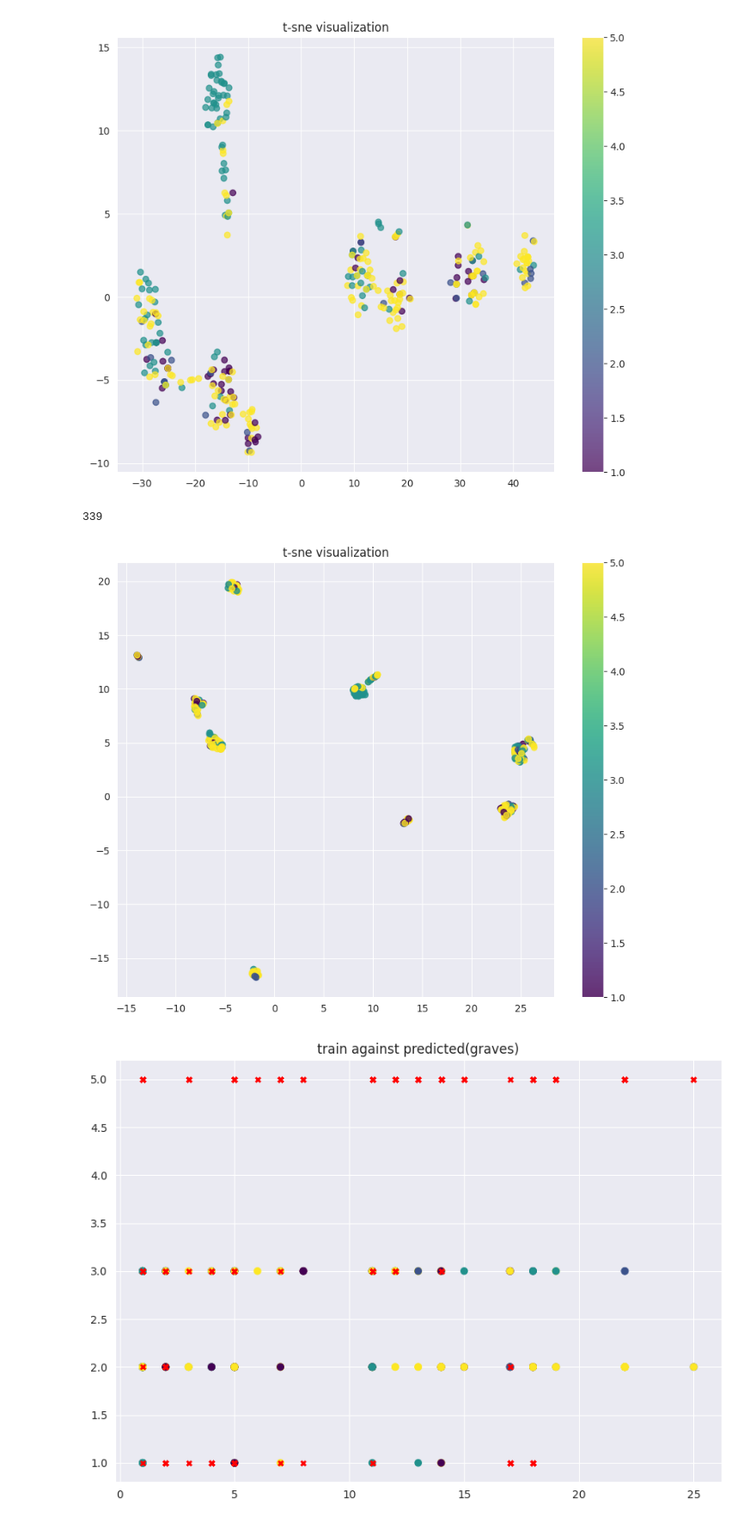
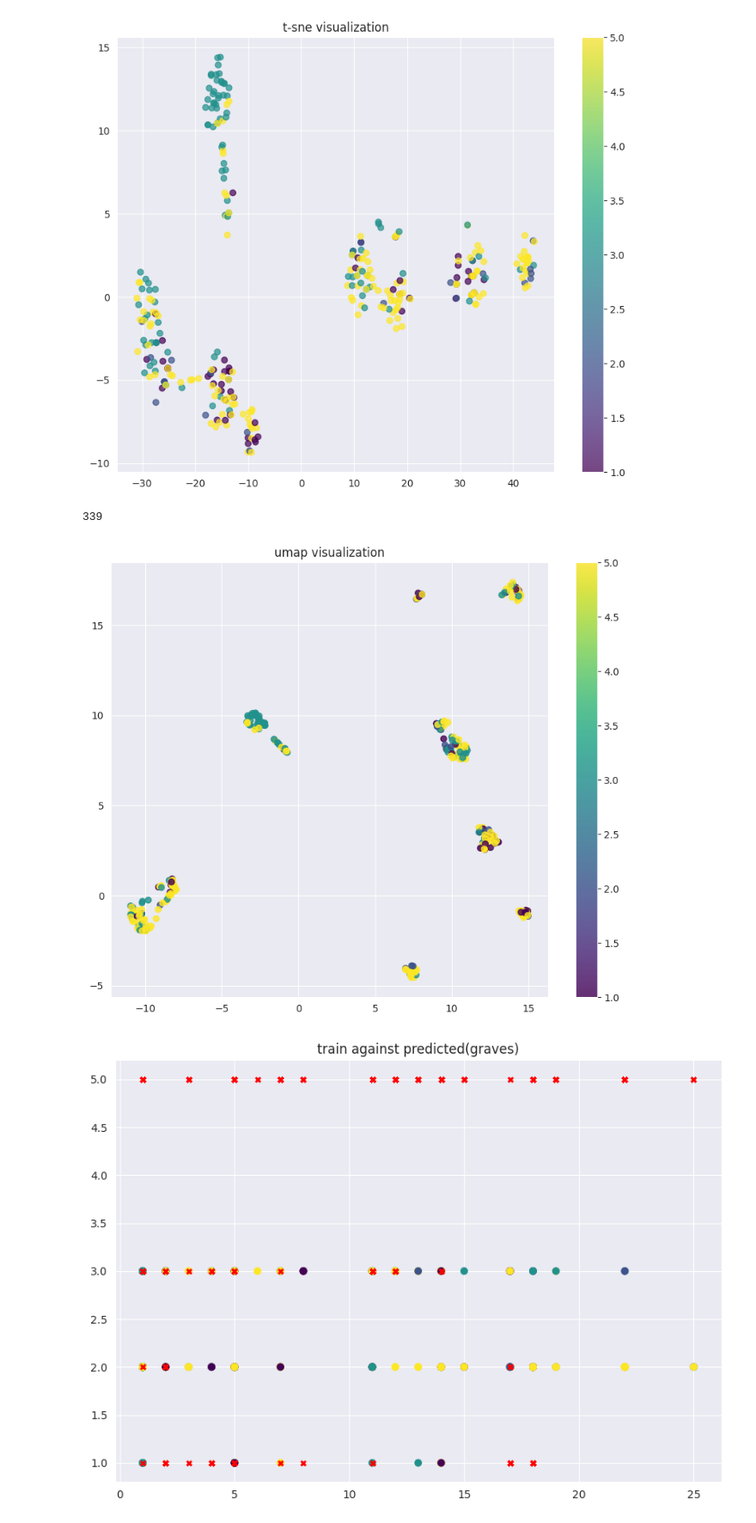
Before and after one commit to nselyavin/isit, a Jupyter notebook: pract_5-6/pract_5-6_B.ipynb, the cells around one changed output. Shown: that part at 86% size. Drawn from its saved outputs; the diff is of its cells as text; code cells hidden in the pictures.

```diff
--- a/pract_5-6/pract_5-6_B.ipynb
+++ b/pract_5-6/pract_5-6_B.ipynb
@@ -142,20 +142,20 @@ plt.show()
 # %%
 import umap
 
 
 umap = umap.UMAP(n_components=2)
 X_umap = umap.fit_transform(X)
 
 print(len(X_umap))
 
 plt.figure(figsize=(10, 8))
 plt.scatter(X_umap[:, 0], X_umap[:, 1], c=y[:], cmap='viridis', alpha=0.8)
 plt.colorbar()
-plt.title('t-sne visualization')
+plt.title('umap visualization')
 plt.show()
 # %% [output]
 339
-[figure, old version]
+[figure, new version]
 # %%
 plt.figure(figsize=(10, 7))
 plt.scatter(X_train.iloc[:,0].values, X_train.iloc[:,1].values, c=y_train, cmap='viridis', alpha=1)
```
Also changed, not shown: parts of 1 cell of this notebook, 2 other files.
